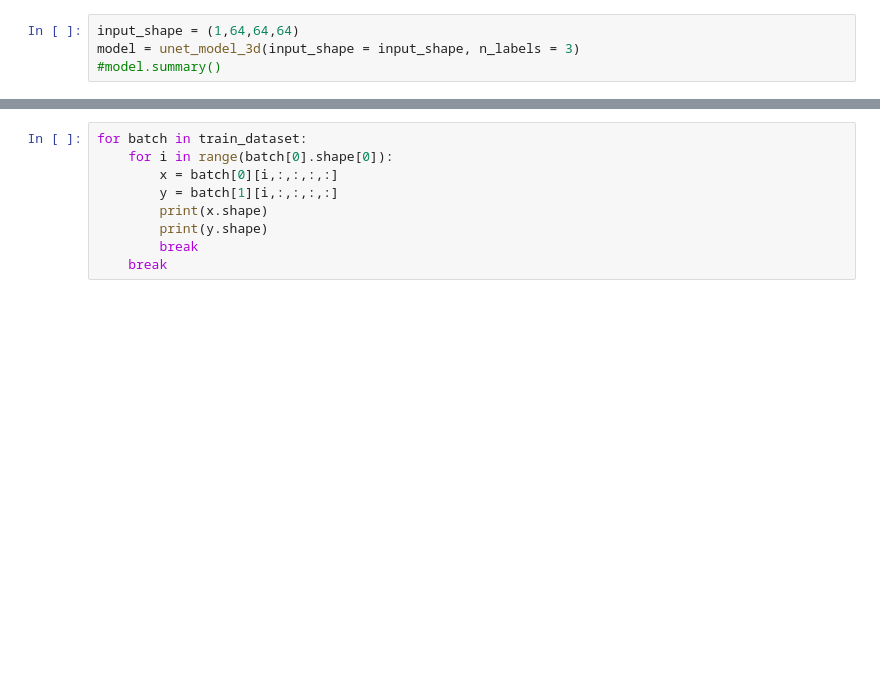
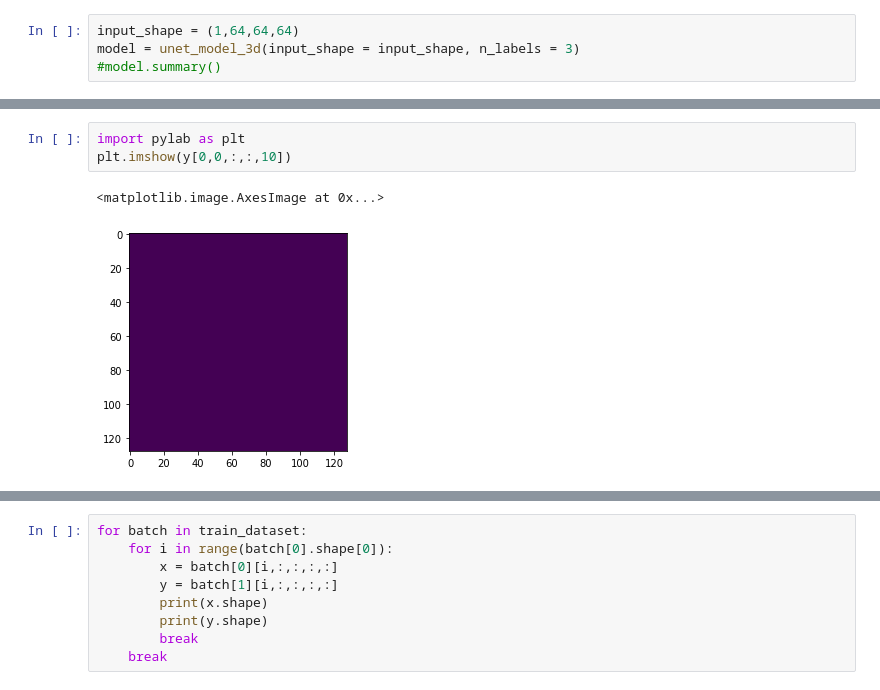
Before and after one commit to fourMembers/ai_postgraduate_project, a Jupyter notebook: notebooks/jbrossa/first_model.ipynb, the cells around one changed output, grey strips where cells are left out. Cells and saved outputs as stored; diff of their text form; blank space fills up the shorter version.

```diff
--- a/notebooks/jbrossa/first_model.ipynb
+++ b/notebooks/jbrossa/first_model.ipynb
@@ -38,2 +44,8 @@ np.min(x)
+# %%
+import pylab as plt
+plt.imshow(y[0,0,:,:,10])
+# %% [output]
+<matplotlib.image.AxesImage at 0x...>
+[figure, added]
 # %%
 import pylab as plt
```
Also changed, not shown: parts of 7 cells of this notebook, 6 other files.
